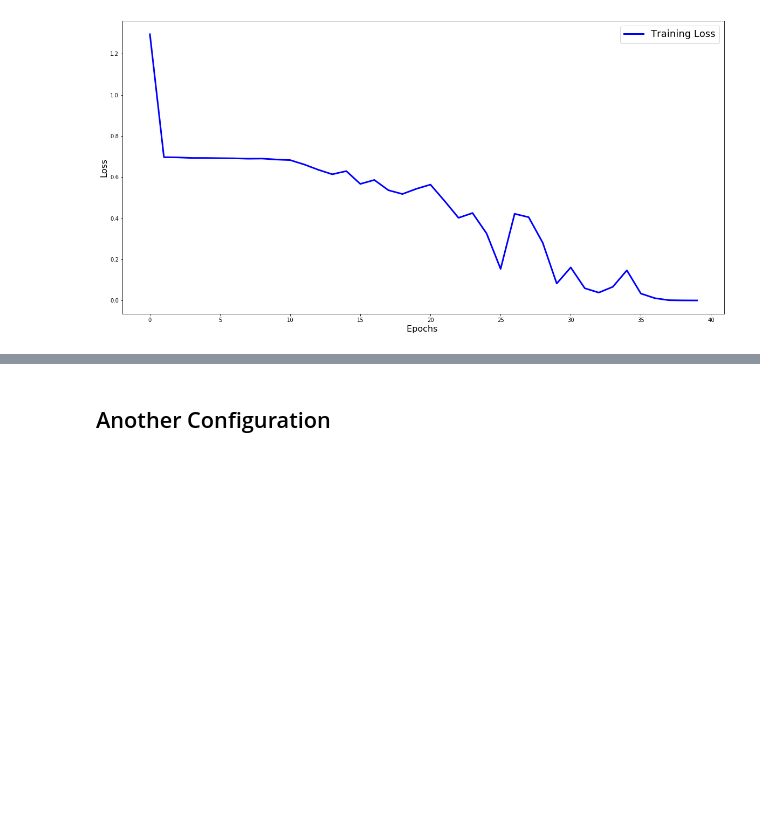
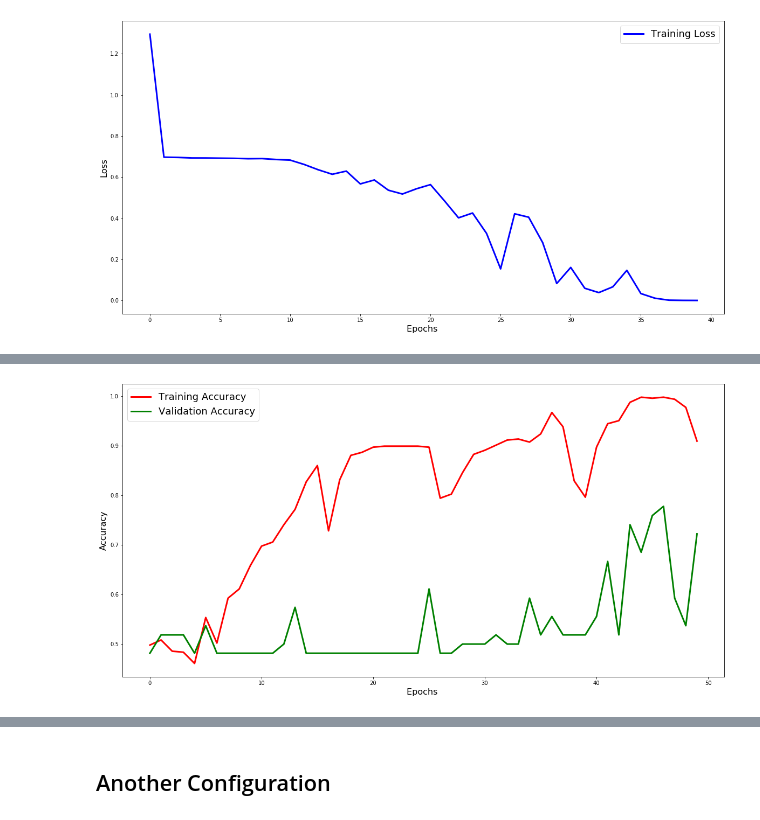
Before and after one commit to Assassinsarms/Classification-of-AF-Onset-from-ECG-data-using-a-1D-Convolutional-Neural-Network-and-Random-Forest, a Jupyter notebook: Aaron_Mir_INM701_Coursework.ipynb, the cells around one changed output, grey strips where cells are left out. Saved outputs shown, nothing was run; the diff lists cells and outputs as text; code cells hidden in the pictures; blank space fills up the shorter version.

Commit message:
Added Accuracy Metric

```diff
--- a/Aaron_Mir_INM701_Coursework.ipynb
+++ b/Aaron_Mir_INM701_Coursework.ipynb
@@ -90,7 +91,7 @@ def load_label_segment(location):
         for data in os.listdir(location + i):
             df = pd.read_csv(location + i + '\\' + data, names=["ECG1", "ECG2"])        # load the CSV for each file per each classification
             #df.drop(['ECG2'], axis=1, inplace=True)                                     # drop the second ECG lead
-            split = np.array_split(df, 6)                                               # splitting the data into 5 minute lengths to decrease number of convolutions and increase speed 60 for 30 sec, 30 for 1 min, 6 for 5 min
+            split = np.array_split(df, 30)                                               # splitting the data into 5 minute lengths to decrease number of convolutions and increase speed 60 for 30 sec, 30 for 1 min, 6 for 5 min
             for array in split:
                 X.append(np.array(bandpass_filter(array)))                              # apply the filter to the ECGs
                 if i == 'NSR':                                                          # label data accordingly
@@ -142,5 +143,4 @@ physical_device_desc: "device: XLA_GPU device"
 ]
 # %%
 X_train, X_test, y_train, y_test = train_test_split(X_train, y_train, test_size=0.2, random_state=30)
-print(X_train.shape, y_train.shape)
-print(X_test.shape, y_test.shape)
+X_train, X_val, y_train, y_val = train_test_split(X_train, y_train, test_size=0.2, random_state=30)
@@ -293,7 +298,7 @@ plt.show()
 # %%
 model = Sequential()
 
-model.add(Conv1D(filters=32, kernel_size=5, padding = 'same', kernel_initializer='normal', activation='relu', input_shape=(38400, 2)))
+model.add(Conv1D(filters=32, kernel_size=5, padding = 'same', kernel_initializer='normal', activation='relu', input_shape=(7680, 2)))
 model.add(BatchNormalization())
 model.add(MaxPool1D(pool_size=2))
 
@@ -393,3 +400,9 @@ plt.ylabel('Loss', fontsize=16)
 plt.show()
 # %% [output]
 [figure]
+# %%
+optimizer = keras.optimizers.Adam(lr=0.001)
+model.compile(loss='binary_crossentropy',
+              optimizer=optimizer,
+              metrics=['accuracy'])
+history2 = model.fit(X_train, y_train, batch_size=64, epochs=50, validation_data=(X_val, y_val))
@@ -395,0 +427,10 @@ plt.show()
+# %%
+plt.figure(figsize=(20, 10))
+plt.plot(history2.history['accuracy'], 'r', linewidth=3.0, label='Training Accuracy')
+plt.plot(history2.history['val_accuracy'], 'g', linewidth=3.0, label='Validation Accuracy')
+plt.xlabel('Epochs ', fontsize=16)
+plt.ylabel('Accuracy', fontsize=16)
+plt.legend(fontsize=18)
+plt.show()
+# %% [output]
+[figure, added]
```
Also changed, not shown: parts of 21 cells of this notebook.
